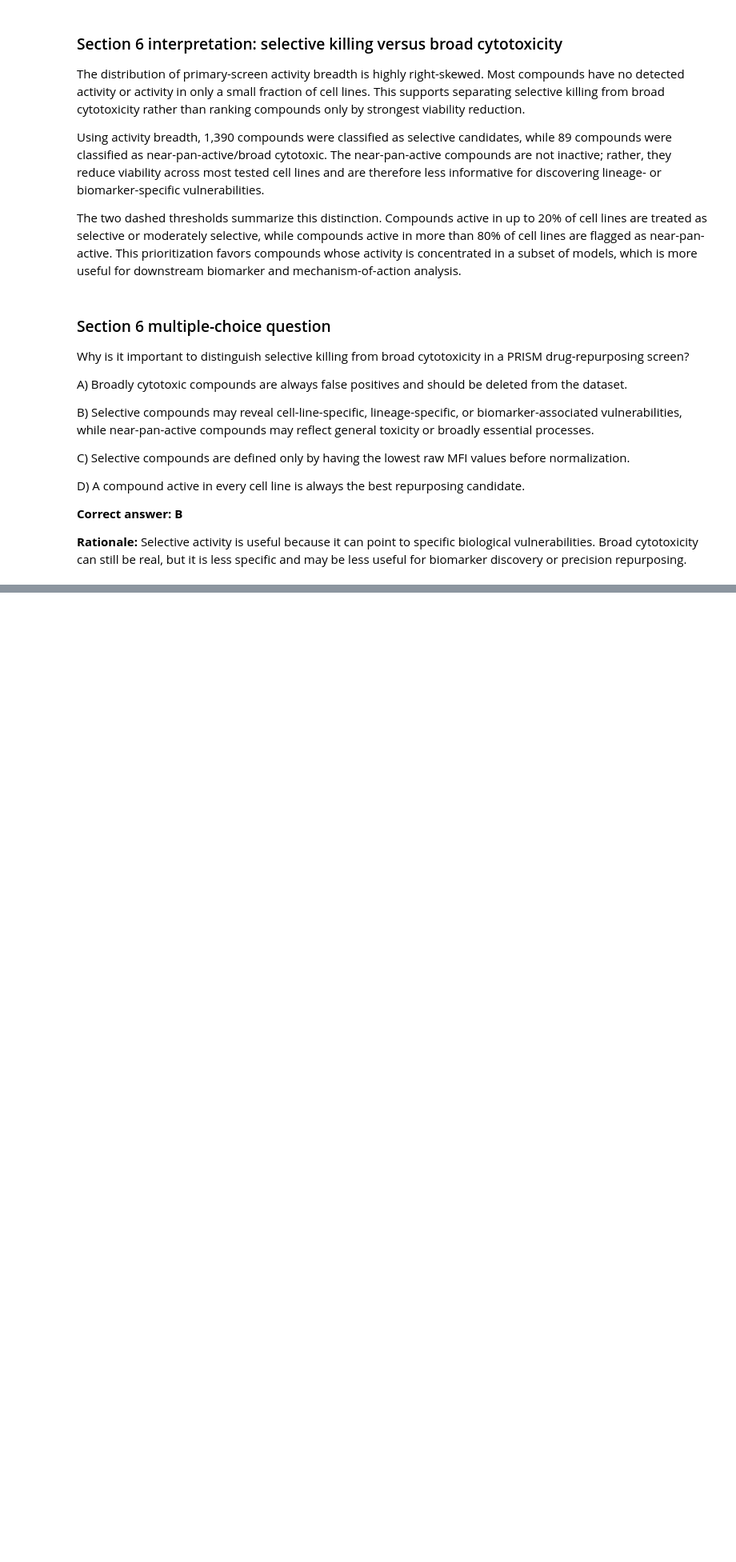
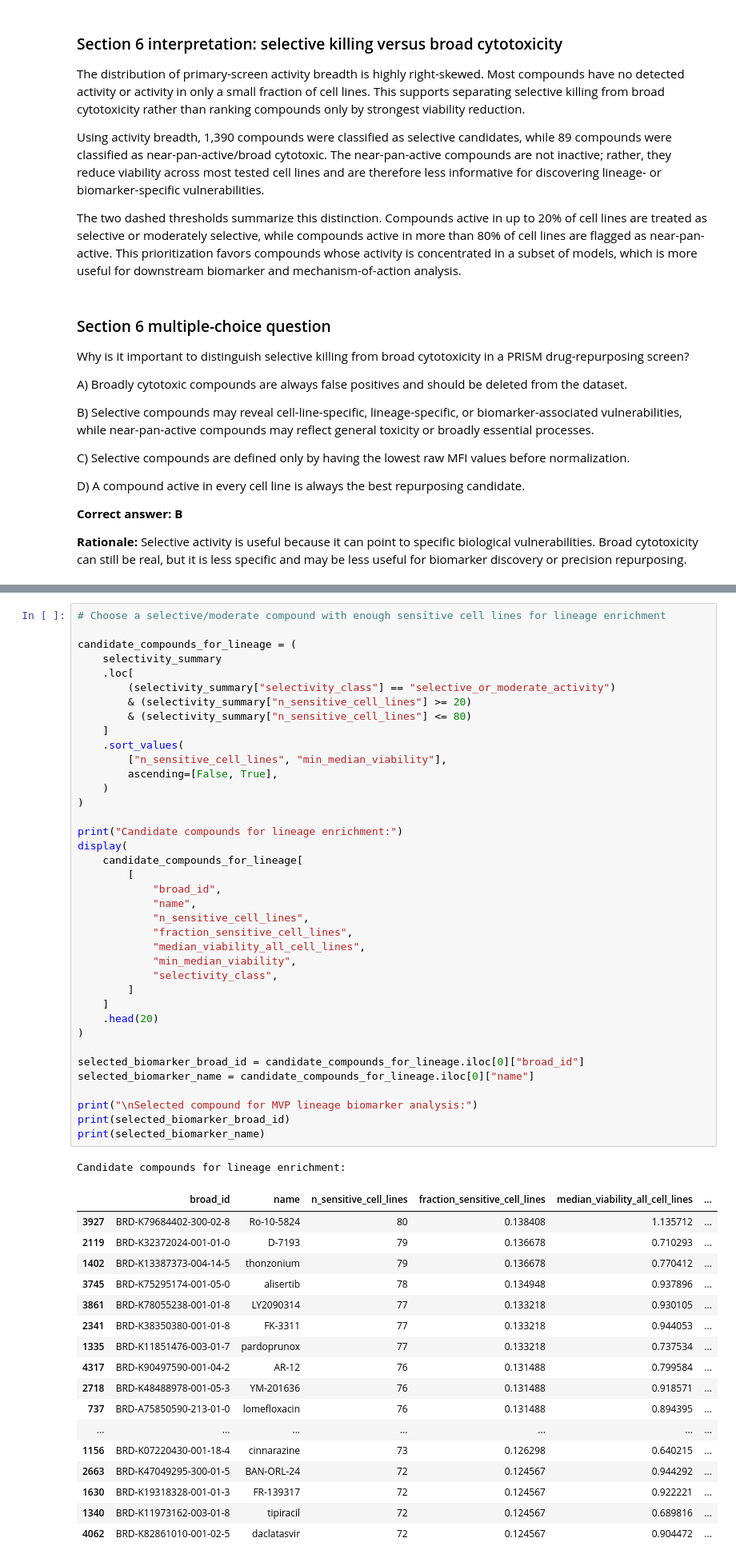
Before and after one commit to shashankshrishrimal-source/Code-for-assignment, a Jupyter notebook: notebooks/prism_repurposing_analysis.ipynb, the cells around one changed output, grey strips where cells are left out. Shown at 80% size. Saved outputs shown, nothing was run; the diff lists cells and outputs as text; blank space fills up the shorter version.

```diff
--- a/notebooks/prism_repurposing_analysis.ipynb
+++ b/notebooks/prism_repurposing_analysis.ipynb
@@ -5142,0 +5423,57 @@ D) A compound active in every cell line is always the best repurposing candidate
+# %%
+# Choose a selective/moderate compound with enough sensitive cell lines for lineage enrichment
+
+candidate_compounds_for_lineage = (
+    selectivity_summary
+    .loc[
+        (selectivity_summary["selectivity_class"] == "selective_or_moderate_activity")
+        & (selectivity_summary["n_sensitive_cell_lines"] >= 20)
+        & (selectivity_summary["n_sensitive_cell_lines"] <= 80)
+    ]
+    .sort_values(
+        ["n_sensitive_cell_lines", "min_median_viability"],
+        ascending=[False, True],
+    )
+)
+
+print("Candidate compounds for lineage enrichment:")
+display(
+    candidate_compounds_for_lineage[
+        [
+            "broad_id",
+            "name",
+            "n_sensitive_cell_lines",
+            "fraction_sensitive_cell_lines",
+            "median_viability_all_cell_lines",
+            "min_median_viability",
+            "selectivity_class",
+        ]
+    ]
+    .head(20)
+)
+
+selected_biomarker_broad_id = candidate_compounds_for_lineage.iloc[0]["broad_id"]
+selected_biomarker_name = candidate_compounds_for_lineage.iloc[0]["name"]
+
+print("\nSelected compound for MVP lineage biomarker analysis:")
+print(selected_biomarker_broad_id)
+print(selected_biomarker_name)
+# %% [output]
+Candidate compounds for lineage enrichment:
+|  | broad_id | name | n_sensitive_cell_lines | fraction_sensitive_cell_lines | median_viability_all_cell_lines | ... |
+| 3927 | BRD-K79684402-300-02-8 | Ro-10-5824 | 80 | 0.138408 | 1.135712 | ... |
+| 2119 | BRD-K32372024-001-01-0 | D-7193 | 79 | 0.136678 | 0.710293 | ... |
+| 1402 | BRD-K13387373-004-14-5 | thonzonium | 79 | 0.136678 | 0.770412 | ... |
+| 3745 | BRD-K75295174-001-05-0 | alisertib | 78 | 0.134948 | 0.937896 | ... |
+| 3861 | BRD-K78055238-001-01-8 | LY2090314 | 77 | 0.133218 | 0.930105 | ... |
+| 2341 | BRD-K38350380-001-01-8 | FK-3311 | 77 | 0.133218 | 0.944053 | ... |
+| 1335 | BRD-K11851476-003-01-7 | pardoprunox | 77 | 0.133218 | 0.737534 | ... |
+| 4317 | BRD-K90497590-001-04-2 | AR-12 | 76 | 0.131488 | 0.799584 | ... |
+| 2718 | BRD-K48488978-001-05-3 | YM-201636 | 76 | 0.131488 | 0.918571 | ... |
+| 737 | BRD-A75850590-213-01-0 | lomefloxacin | 76 | 0.131488 | 0.894395 | ... |
+| ... | ... | ... | ... | ... | ... | ... |
+| 1156 | BRD-K07220430-001-18-4 | cinnarazine | 73 | 0.126298 | 0.640215 | ... |
+| 2663 | BRD-K47049295-300-01-5 | BAN-ORL-24 | 72 | 0.124567 | 0.944292 | ... |
+| 1630 | BRD-K19318328-001-01-3 | FR-139317 | 72 | 0.124567 | 0.922221 | ... |
+| 1340 | BRD-K11973162-003-01-8 | tipiracil | 72 | 0.124567 | 0.689816 | ... |
+| 4062 | BRD-K82861010-001-02-5 | daclatasvir | 72 | 0.124567 | 0.904472 | ... |
```
Also changed, not shown: parts of 14 cells of this notebook.
